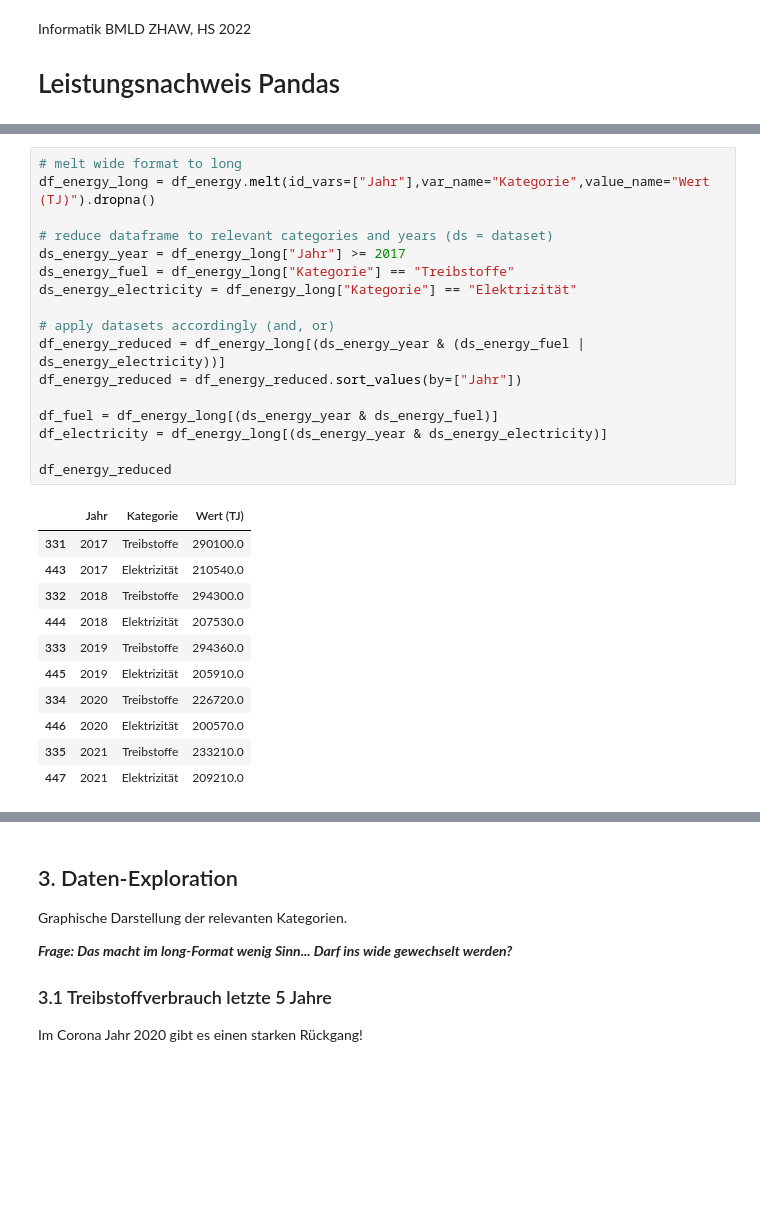
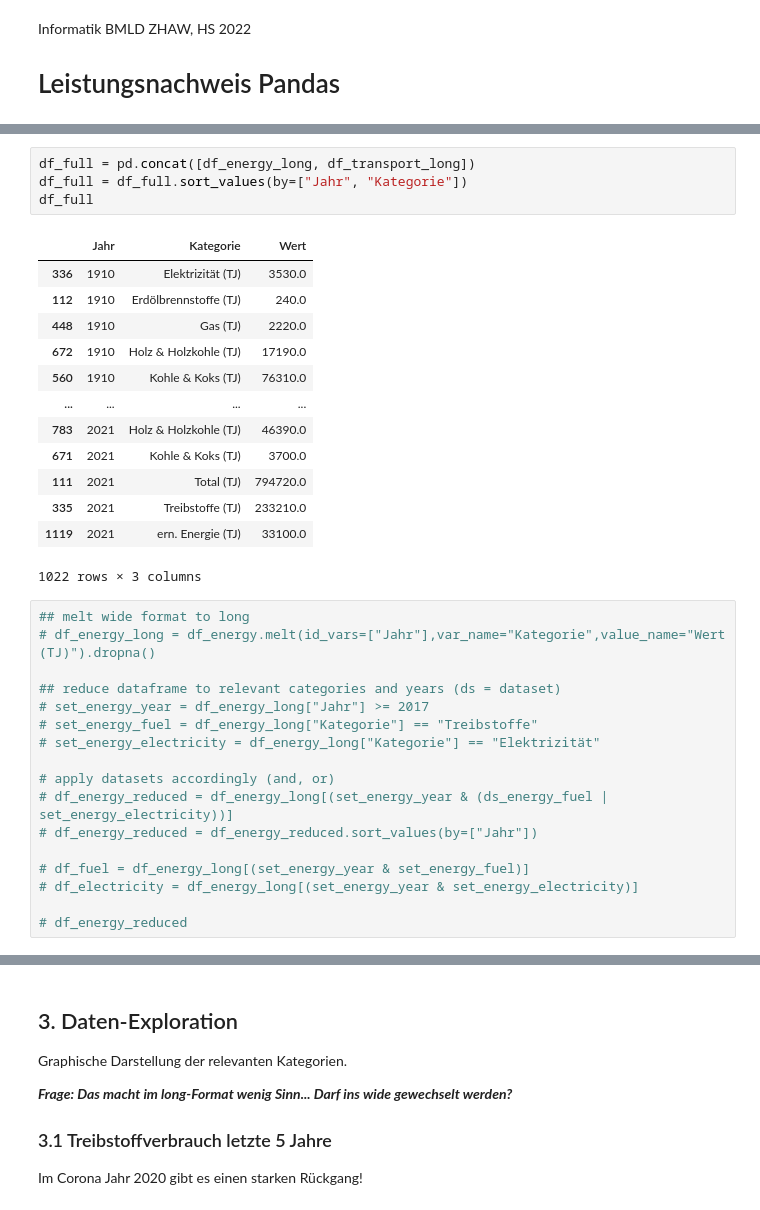
Before and after one commit to marco-weber/BMLD-2022-Informatik-Leistungsnachweis, a Jupyter notebook: Leistungsnachweisname_FilipaWeber_AnnaHasenfratz_EnyaJossen.ipynb, the cells around one changed output, grey strips where cells are left out. Drawn from its saved outputs; the diff is of its cells as text; blank space fills up the shorter version.

```diff
--- a/Leistungsnachweisname_FilipaWeber_AnnaHasenfratz_EnyaJossen.ipynb
+++ b/Leistungsnachweisname_FilipaWeber_AnnaHasenfratz_EnyaJossen.ipynb
@@ -107,30 +193,36 @@ Parameter setzten, damit:
+# %%
+df_full = pd.concat([df_energy_long, df_transport_long])
+df_full = df_full.sort_values(by=["Jahr", "Kategorie"])
+df_full
+# %% [output]
+|  | Jahr | Kategorie | Wert |
+| 336 | 1910 | Elektrizität (TJ) | 3530.0 |
+| 112 | 1910 | Erdölbrennstoffe (TJ) | 240.0 |
+| 448 | 1910 | Gas (TJ) | 2220.0 |
+| 672 | 1910 | Holz & Holzkohle (TJ) | 17190.0 |
+| 560 | 1910 | Kohle & Koks (TJ) | 76310.0 |
+| ... | ... | ... | ... |
+| 783 | 2021 | Holz & Holzkohle (TJ) | 46390.0 |
+| 671 | 2021 | Kohle & Koks (TJ) | 3700.0 |
+| 111 | 2021 | Total (TJ) | 794720.0 |
+| 335 | 2021 | Treibstoffe (TJ) | 233210.0 |
+| 1119 | 2021 | ern. Energie (TJ) | 33100.0 |
+1022 rows × 3 columns
 # %%
-# melt wide format to long
-df_energy_long = df_energy.melt(id_vars=["Jahr"],var_name="Kategorie",value_name="Wert (TJ)").dropna()
+## melt wide format to long
+# df_energy_long = df_energy.melt(id_vars=["Jahr"],var_name="Kategorie",value_name="Wert (TJ)").dropna()
 
-# reduce dataframe to relevant categories and years (ds = dataset)
-ds_energy_year = df_energy_long["Jahr"] >= 2017
-ds_energy_fuel = df_energy_long["Kategorie"] == "Treibstoffe"
-ds_energy_electricity = df_energy_long["Kategorie"] == "Elektrizität"
+## reduce dataframe to relevant categories and years (ds = dataset)
+# set_energy_year = df_energy_long["Jahr"] >= 2017
+# set_energy_fuel = df_energy_long["Kategorie"] == "Treibstoffe"
+# set_energy_electricity = df_energy_long["Kategorie"] == "Elektrizität"
 
 # apply datasets accordingly (and, or)
-df_energy_reduced = df_energy_long[(ds_energy_year & (ds_energy_fuel | ds_energy_electricity))]
-df_energy_reduced = df_energy_reduced.sort_values(by=["Jahr"])
+# df_energy_reduced = df_energy_long[(set_energy_year & (ds_energy_fuel | set_energy_electricity))]
+# df_energy_reduced = df_energy_reduced.sort_values(by=["Jahr"])
 
-df_fuel = df_energy_long[(ds_energy_year & ds_energy_fuel)]
-df_electricity = df_energy_long[(ds_energy_year & ds_energy_electricity)]
+# df_fuel = df_energy_long[(set_energy_year & set_energy_fuel)]
+# df_electricity = df_energy_long[(set_energy_year & set_energy_electricity)]
 
-df_energy_reduced
+# df_energy_reduced
-# %% [output]
-|  | Jahr | Kategorie | Wert (TJ) |
-| 331 | 2017 | Treibstoffe | 290100.0 |
-| 443 | 2017 | Elektrizität | 210540.0 |
-| 332 | 2018 | Treibstoffe | 294300.0 |
-| 444 | 2018 | Elektrizität | 207530.0 |
-| 333 | 2019 | Treibstoffe | 294360.0 |
-| 445 | 2019 | Elektrizität | 205910.0 |
-| 334 | 2020 | Treibstoffe | 226720.0 |
-| 446 | 2020 | Elektrizität | 200570.0 |
-| 335 | 2021 | Treibstoffe | 233210.0 |
-| 447 | 2021 | Elektrizität | 209210.0 |
 # %%
```
Also changed, not shown: parts of 14 cells of this notebook.
